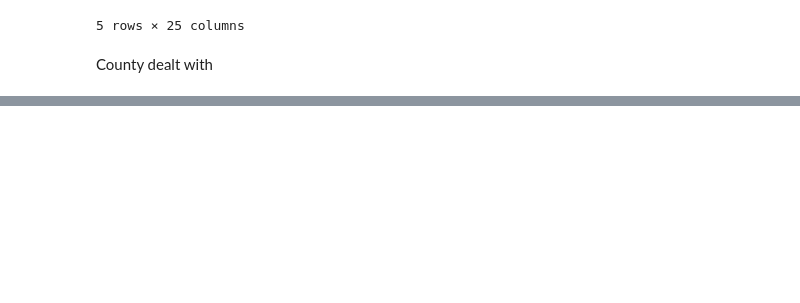
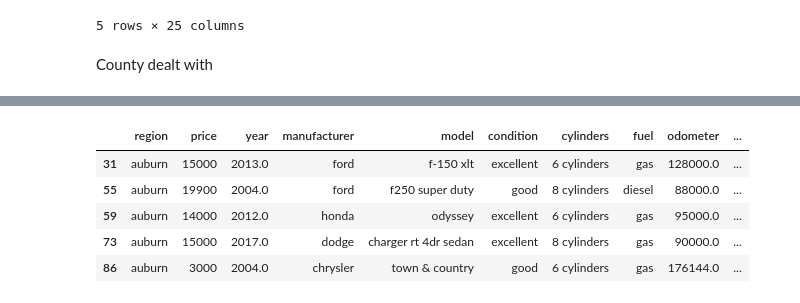
Before and after one commit to RogerPineda13/Car_Pricing_Calculator_App, a Jupyter notebook: Working_Notebook.ipynb, the cells around one changed output, grey strips where cells are left out. Saved outputs shown, nothing was run; the diff lists cells and outputs as text; code cells hidden in the pictures; blank space fills up the shorter version.

```diff
--- a/Working_Notebook.ipynb
+++ b/Working_Notebook.ipynb
@@ -299,0 +1012,4 @@ manu_desc.head()
+# %%
+df_yo1 = df_yo.copy()
+df_yo1.dropna(inplace=True)
+df_yo1.info()
@@ -299,0 +1095,9 @@ manu_desc.head()
+# %%
+df_yo1.head()
+# %% [output]
+|  | region | price | year | manufacturer | model | condition | cylinders | fuel | odometer | ... |
+| 31 | auburn | 15000 | 2013.0 | ford | f-150 xlt | excellent | 6 cylinders | gas | 128000.0 | ... |
+| 55 | auburn | 19900 | 2004.0 | ford | f250 super duty | good | 8 cylinders | diesel | 88000.0 | ... |
+| 59 | auburn | 14000 | 2012.0 | honda | odyssey | excellent | 6 cylinders | gas | 95000.0 | ... |
+| 73 | auburn | 15000 | 2017.0 | dodge | charger rt 4dr sedan | excellent | 8 cylinders | gas | 90000.0 | ... |
+| 86 | auburn | 3000 | 2004.0 | chrysler | town & country | good | 6 cylinders | gas | 176144.0 | ... |
```
Also changed, not shown: parts of 215 cells of this notebook, 3 other files.
